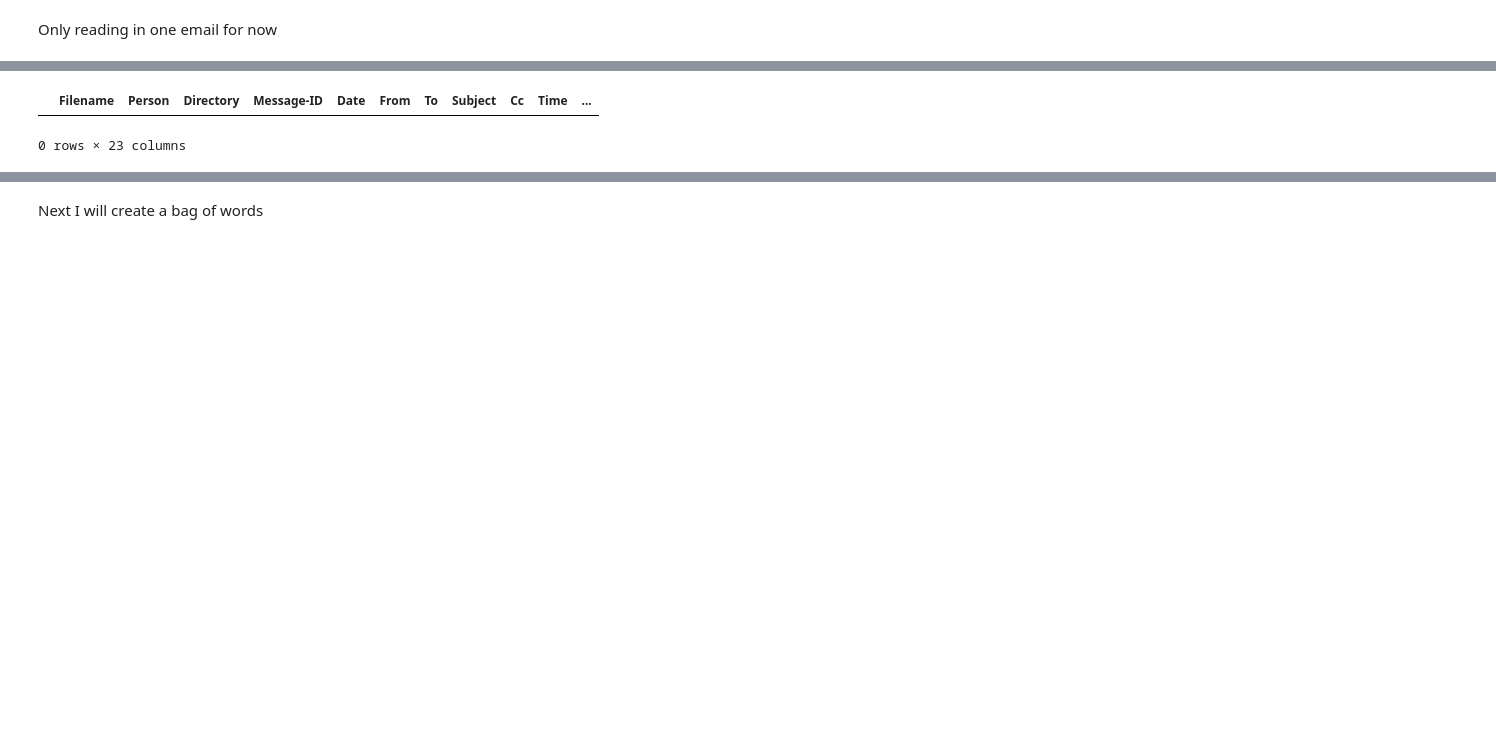
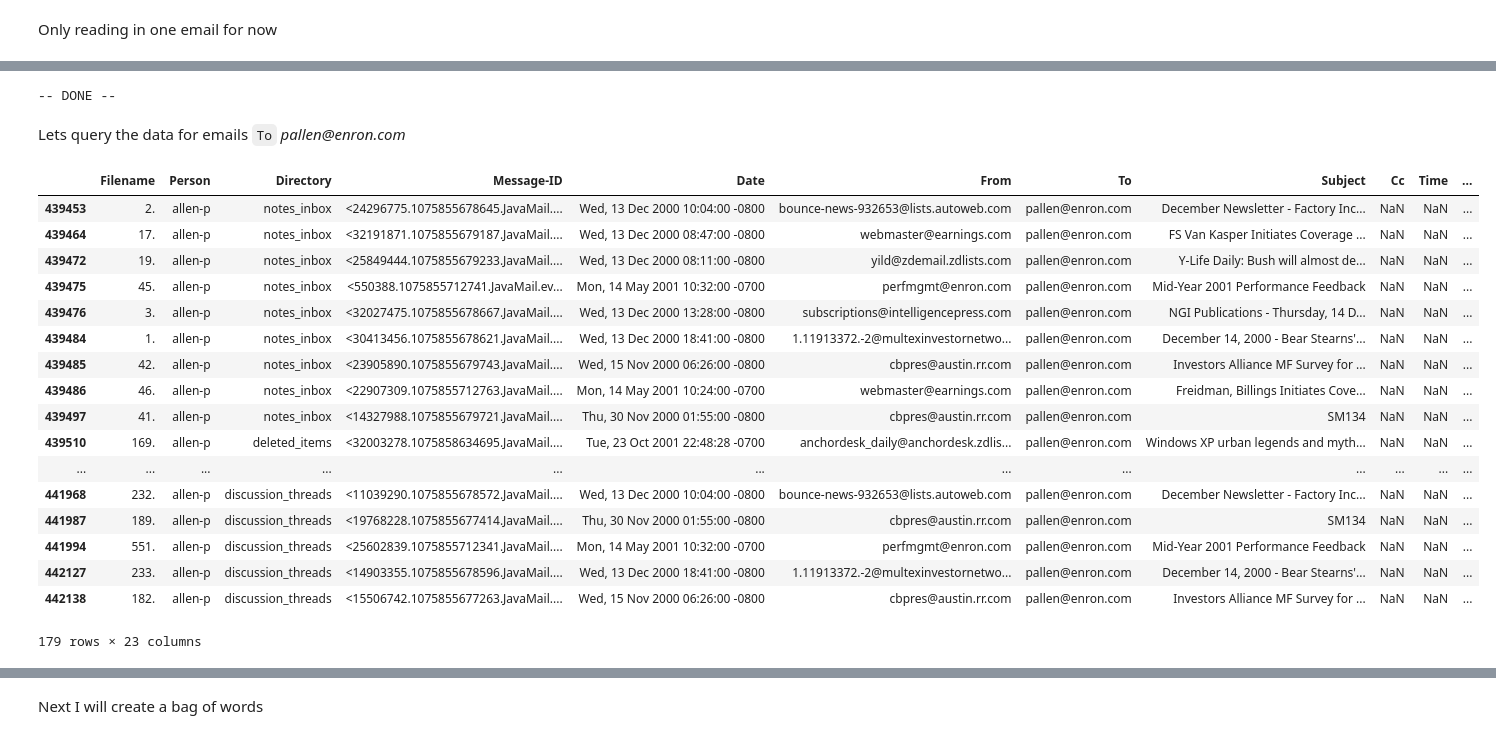
Before and after one commit to quintonweenink/ml-email-cyber-criminal-profiling, a Jupyter notebook: experiments/exploratoryDataAnalysis.ipynb, the cells around one changed output, grey strips where cells are left out. Drawn from its saved outputs; the diff is of its cells as text; code cells hidden in the pictures; blank space fills up the shorter version.

```diff
--- a/experiments/exploratoryDataAnalysis.ipynb
+++ b/experiments/exploratoryDataAnalysis.ipynb
@@ -110,8 +31,30 @@ Using the `|` seperator here so that we don't have issues with `,` in the data.
 # %%
-df = pd.read_csv(enroncsv, names=columns, sep='|', low_memory=False)
+df = pd.read_csv(enroncsv, names=columns, sep='|', low_memory=False).asarray
 
-result = df.loc[df['Directory'] == None]
-result
+print("-- DONE --")
 # %% [output]
-|  | Filename | Person | Directory | Message-ID | Date | From | To | Subject | Cc | Time | ... |
-0 rows × 23 columns
+-- DONE --
+# %% [markdown]
+Lets query the data for emails `To` _pallen\@enron.com_
+# %%
+result = df.loc[df['To'] == 'pallen@enron.com']
+result
+# %% [output]
+|  | Filename | Person | Directory | Message-ID | Date | From | To | Subject | Cc | Time | ... |
+| 439453 | 2. | allen-p | notes_inbox | <24296775.1075855678645.JavaMail.... | Wed, 13 Dec 2000 10:04:00 -0800 | bounce-news-932653@lists.autoweb.com | pallen@enron.com | December Newsletter - Factory Inc... | NaN | NaN | ... |
+| 439464 | 17. | allen-p | notes_inbox | <32191871.1075855679187.JavaMail.... | Wed, 13 Dec 2000 08:47:00 -0800 | webmaster@earnings.com | pallen@enron.com | FS Van Kasper Initiates Coverage ... | NaN | NaN | ... |
+| 439472 | 19. | allen-p | notes_inbox | <25849444.1075855679233.JavaMail.... | Wed, 13 Dec 2000 08:11:00 -0800 | yild@zdemail.zdlists.com | pallen@enron.com | Y-Life Daily: Bush will almost de... | NaN | NaN | ... |
+| 439475 | 45. | allen-p | notes_inbox | <550388.1075855712741.JavaMail.ev... | Mon, 14 May 2001 10:32:00 -0700 | perfmgmt@enron.com | pallen@enron.com | Mid-Year 2001 Performance Feedback | NaN | NaN | ... |
+| 439476 | 3. | allen-p | notes_inbox | <32027475.1075855678667.JavaMail.... | Wed, 13 Dec 2000 13:28:00 -0800 | subscriptions@intelligencepress.com | pallen@enron.com | NGI Publications - Thursday, 14 D... | NaN | NaN | ... |
+| 439484 | 1. | allen-p | notes_inbox | <30413456.1075855678621.JavaMail.... | Wed, 13 Dec 2000 18:41:00 -0800 | 1.11913372.-2@multexinvestornetwo... | pallen@enron.com | December 14, 2000 - Bear Stearns'... | NaN | NaN | ... |
+| 439485 | 42. | allen-p | notes_inbox | <23905890.1075855679743.JavaMail.... | Wed, 15 Nov 2000 06:26:00 -0800 | cbpres@austin.rr.com | pallen@enron.com | Investors Alliance MF Survey for ... | NaN | NaN | ... |
+| 439486 | 46. | allen-p | notes_inbox | <22907309.1075855712763.JavaMail.... | Mon, 14 May 2001 10:24:00 -0700 | webmaster@earnings.com | pallen@enron.com | Freidman, Billings Initiates Cove... | NaN | NaN | ... |
+| 439497 | 41. | allen-p | notes_inbox | <14327988.1075855679721.JavaMail.... | Thu, 30 Nov 2000 01:55:00 -0800 | cbpres@austin.rr.com | pallen@enron.com | SM134 | NaN | NaN | ... |
+| 439510 | 169. | allen-p | deleted_items | <32003278.1075858634695.JavaMail.... | Tue, 23 Oct 2001 22:48:28 -0700 | anchordesk_daily@anchordesk.zdlis... | pallen@enron.com | Windows XP urban legends and myth... | NaN | NaN | ... |
+| ... | ... | ... | ... | ... | ... | ... | ... | ... | ... | ... | ... |
+| 441968 | 232. | allen-p | discussion_threads | <11039290.1075855678572.JavaMail.... | Wed, 13 Dec 2000 10:04:00 -0800 | bounce-news-932653@lists.autoweb.com | pallen@enron.com | December Newsletter - Factory Inc... | NaN | NaN | ... |
+| 441987 | 189. | allen-p | discussion_threads | <19768228.1075855677414.JavaMail.... | Thu, 30 Nov 2000 01:55:00 -0800 | cbpres@austin.rr.com | pallen@enron.com | SM134 | NaN | NaN | ... |
+| 441994 | 551. | allen-p | discussion_threads | <25602839.1075855712341.JavaMail.... | Mon, 14 May 2001 10:32:00 -0700 | perfmgmt@enron.com | pallen@enron.com | Mid-Year 2001 Performance Feedback | NaN | NaN | ... |
+| 442127 | 233. | allen-p | discussion_threads | <14903355.1075855678596.JavaMail.... | Wed, 13 Dec 2000 18:41:00 -0800 | 1.11913372.-2@multexinvestornetwo... | pallen@enron.com | December 14, 2000 - Bear Stearns'... | NaN | NaN | ... |
+| 442138 | 182. | allen-p | discussion_threads | <15506742.1075855677263.JavaMail.... | Wed, 15 Nov 2000 06:26:00 -0800 | cbpres@austin.rr.com | pallen@enron.com | Investors Alliance MF Survey for ... | NaN | NaN | ... |
+179 rows × 23 columns
```
Also changed, not shown: parts of 10 cells of this notebook, 1 other file.
